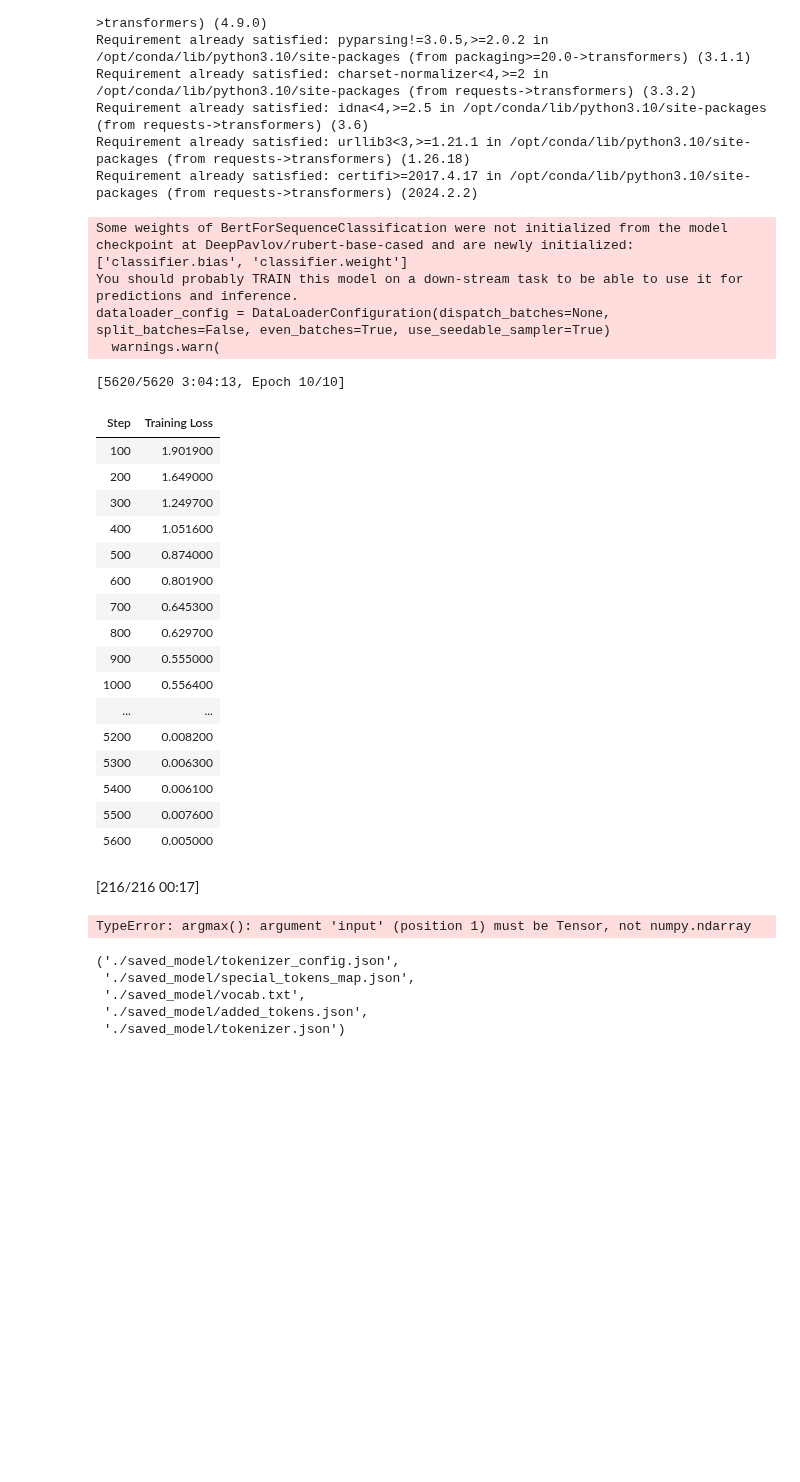
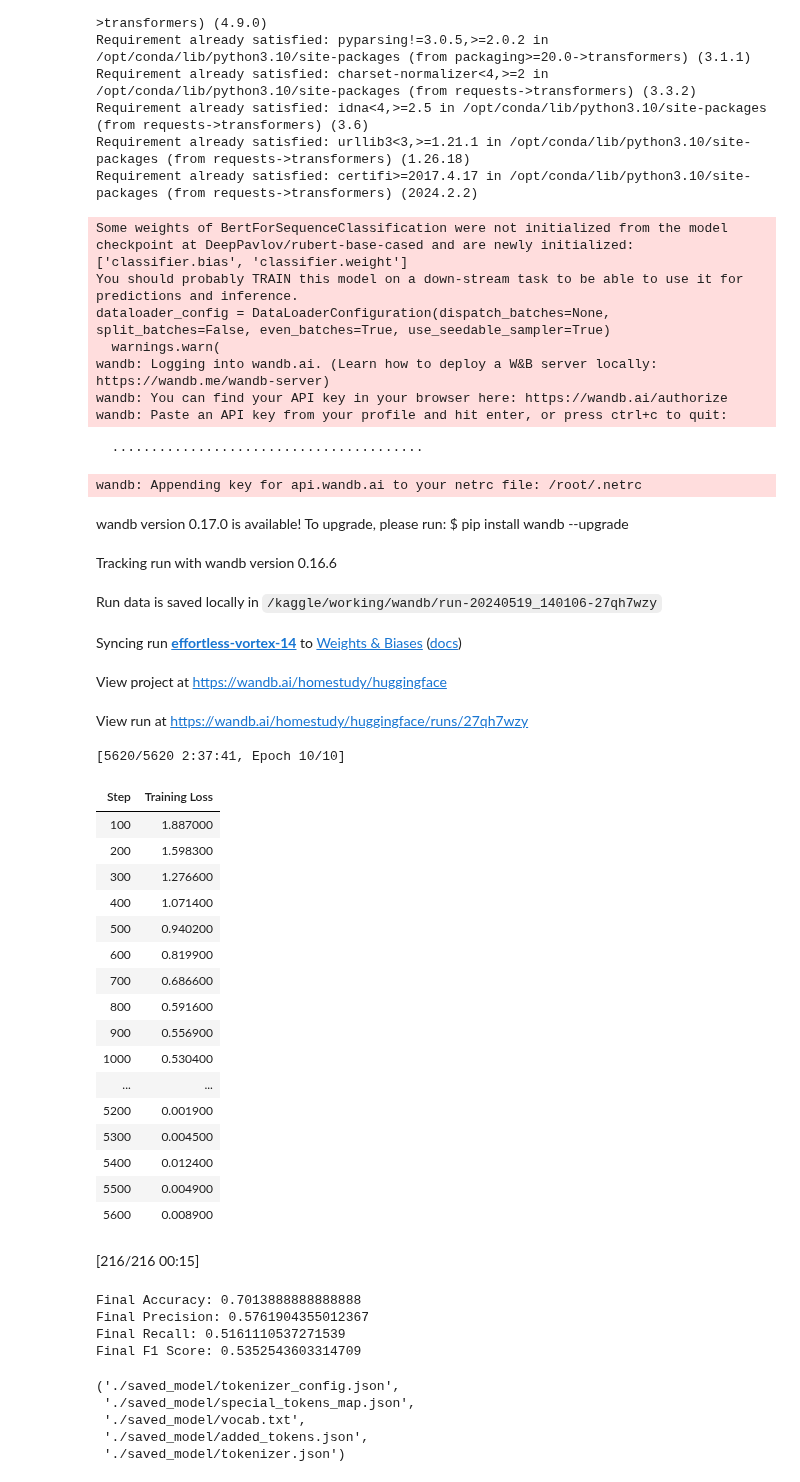
Before and after one commit to syurakshinps/MLDL, a Jupyter notebook: ruberta-classification.ipynb, the cells around one changed output. Cells and saved outputs as stored; diff of their text form; code cells hidden in the pictures; blank space fills up the shorter version.

Commit message:
Kaggle Notebook | ruberta_classification | Version 9

```diff
--- a/ruberta-classification.ipynb
+++ b/ruberta-classification.ipynb
@@ -370,12 +370,14 @@ model = AutoModelForSequenceClassification.from_pretrained('DeepPavlov/rubert-ba
 # Define compute_metrics function
 def compute_metrics(eval_pred: EvalPrediction):
     logits, labels = eval_pred
-    predictions = torch.argmax(logits, dim=-1)
-    accuracy = accuracy_score(labels, predictions)
-    precision = precision_score(labels, predictions, average='macro')
-    recall = recall_score(labels, predictions, average='macro')
-    f1 = f1_score(labels, predictions, average='macro')
+    predictions = torch.tensor(logits).argmax(dim=-1)
+    labels = torch.tensor(labels)
+    accuracy = accuracy_score(labels.numpy(), predictions.numpy())
+    precision = precision_score(labels.numpy(), predictions.numpy(), average='macro')
+    recall = recall_score(labels.numpy(), predictions.numpy(), average='macro')
+    f1 = f1_score(labels.numpy(), predictions.numpy(), average='macro')
     return {"accuracy": accuracy, "precision": precision, "recall": recall, "f1": f1}
+
 
 # Fixed hyperparameters based on the training results
 training_args = TrainingArguments(
@@ -405,52 +407,66 @@ trainer = Trainer(
     optimizers=(torch.optim.AdamW(model.parameters(), lr=2e-5), None),
     compute_metrics=compute_metrics
 )
 
 for name, param in model.named_parameters():
     if param.grad is not None:
         if has_nan_or_inf(param.grad):
             print(f"Gradient of {name} contains NaN or Inf.")
             break
 
 # Train and evaluate the model
 trainer.train()
 evaluation = trainer.evaluate()
 
 # Extract and print all metrics
 accuracy = evaluation.get('eval_accuracy', 0)
 precision = evaluation.get('eval_precision', 0)
 recall = evaluation.get('eval_recall', 0)
 f1 = evaluation.get('eval_f1', 0)
 
 print(f"Final Accuracy: {accuracy}")
 print(f"Final Precision: {precision}")
 print(f"Final Recall: {recall}")
 print(f"Final F1 Score: {f1}")
 # %% [output]
 Some weights of BertForSequenceClassification were not initialized from the model checkpoint at DeepPavlov/rubert-base-cased and are newly initialized: ['classifier.bias', 'classifier.weight']
 You should probably TRAIN this model on a down-stream task to be able to use it for predictions and inference.
 dataloader_config = DataLoaderConfiguration(dispatch_batches=None, split_batches=False, even_batches=True, use_seedable_sampler=True)
   warnings.warn(
+wandb: Logging into wandb.ai. (Learn how to deploy a W&B server locally: https://wandb.me/wandb-server)
+wandb: You can find your API key in your browser here: https://wandb.ai/authorize
+wandb: Paste an API key from your profile and hit enter, or press ctrl+c to quit:
-[5620/5620 3:04:13, Epoch 10/10]
+  ········································
+wandb: Appending key for api.wandb.ai to your netrc file: /root/.netrc
+wandb version 0.17.0 is available! To upgrade, please run: $ pip install wandb --upgrade
+Tracking run with wandb version 0.16.6
+Run data is saved locally in /kaggle/working/wandb/run-20240519_140106-27qh7wzy
+Syncing run effortless-vortex-14 to Weights & Biases (docs)
+View project at https://wandb.ai/homestudy/huggingface
+View run at https://wandb.ai/homestudy/huggingface/runs/27qh7wzy
+[5620/5620 2:37:41, Epoch 10/10]
 | Step | Training Loss |
-| 100 | 1.901900 |
-| 200 | 1.649000 |
-| 300 | 1.249700 |
-| 400 | 1.051600 |
-| 500 | 0.874000 |
-| 600 | 0.801900 |
-| 700 | 0.645300 |
-| 800 | 0.629700 |
-| 900 | 0.555000 |
-| 1000 | 0.556400 |
+| 100 | 1.887000 |
+| 200 | 1.598300 |
+| 300 | 1.276600 |
+| 400 | 1.071400 |
+| 500 | 0.940200 |
+| 600 | 0.819900 |
+| 700 | 0.686600 |
+| 800 | 0.591600 |
+| 900 | 0.556900 |
+| 1000 | 0.530400 |
 | ... | ... |
-| 5200 | 0.008200 |
-| 5300 | 0.006300 |
-| 5400 | 0.006100 |
-| 5500 | 0.007600 |
-| 5600 | 0.005000 |
+| 5200 | 0.001900 |
+| 5300 | 0.004500 |
+| 5400 | 0.012400 |
+| 5500 | 0.004900 |
+| 5600 | 0.008900 |
-[216/216 00:17]
-TypeError: argmax(): argument 'input' (position 1) must be Tensor, not numpy.ndarray
+[216/216 00:15]
+Final Accuracy: 0.7013888888888888
+Final Precision: 0.5761904355012367
+Final Recall: 0.5161110537271539
+Final F1 Score: 0.5352543603314709
 # %%
 # Save the trained model and tokenizer
 model.save_pretrained('./saved_model')
```
Also changed, not shown: parts of 11 cells of this notebook.
